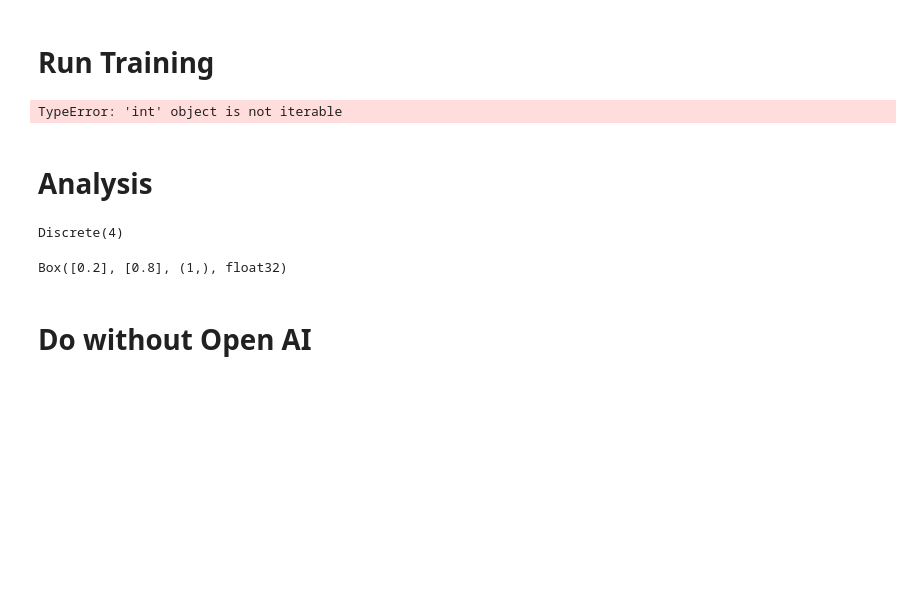
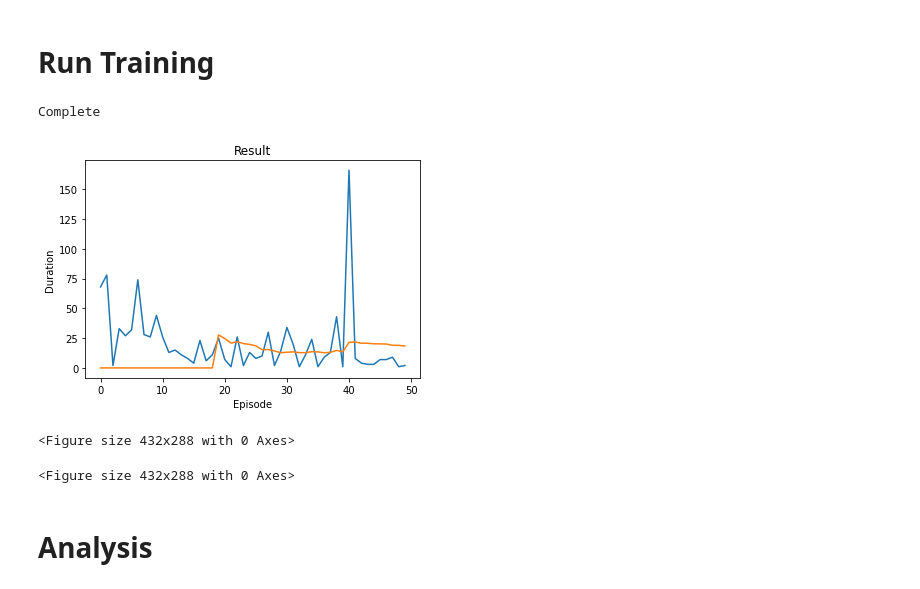
Before and after one commit to roymgabriel/Portfolio-Rebalancing-DQN, a Jupyter notebook: DQN.ipynb, the cells around one changed output. Drawn from its saved outputs; the diff is of its cells as text; code cells hidden in the pictures; blank space fills up the shorter version.

```diff
--- a/DQN.ipynb
+++ b/DQN.ipynb
@@ -237,6 +220,6 @@ from PortfolioRebalancerEnv import PortfolioRebalancerEnv
 # %%
 # Get number of actions from gym action space
-n_actions = env.action_space.n
+n_actions = env.num_actions
 # Get the number of state observations
 state, info = env.reset()
 n_observations = len(state)
@@ -279,19 +262,19 @@ def plot_durations(show_result=False):
     plt.xlabel('Episode')
     plt.ylabel('Duration')
     plt.plot(durations_t.numpy())
-    # Take 100 episode averages and plot them too
-    if len(durations_t) >= 100:
-        means = durations_t.unfold(0, 100, 1).mean(1).view(-1)
-        means = torch.cat((torch.zeros(99), means))
+    # Take 20 episode averages and plot them too
+    if len(durations_t) >= 20:
+        means = durations_t.unfold(0, 20, 1).mean(1).view(-1)
+        means = torch.cat((torch.zeros(19), means))
         plt.plot(means.numpy())
 
     plt.pause(0.001)  # pause a bit so that plots are updated
-    # if is_ipython:
-    #     if not show_result:
-    #         display.display(plt.gcf())
-    #         display.clear_output(wait=True)
-    #     else:
-    #         display.display(plt.gcf())
+    if is_ipython:
+        if not show_result:
+            display.display(plt.gcf())
+            display.clear_output(wait=True)
+        else:
+            display.display(plt.gcf())
 # %%
 def optimize_model():
     if len(memory) < BATCH_SIZE:
@@ -312,10 +295,15 @@ def optimize_model():
     action_batch = torch.cat(batch.action)
     reward_batch = torch.cat(batch.reward)
 
+    def convert_action_to_index(action_value):
+        return np.where(np.array(env.action_space) == np.float32(action_value)[0])[0]
+
+    int_act_batch = torch.tensor(np.array(list(map(convert_action_to_index, action_batch))), device=device, dtype=torch.int64)
+
     # Compute Q(s_t, a) - the model computes Q(s_t), then we select the
     # columns of actions taken. These are the actions which would've been taken
     # for each batch state according to policy_net
-    state_action_values = policy_net(state_batch).gather(1, action_batch)
+    state_action_values = policy_net(state_batch).gather(1, int_act_batch)
 
     # Compute V(s_{t+1}) for all next states.
     # Expected values of actions for non_final_next_states are computed based
@@ -346,48 +334,59 @@ if torch.cuda.is_available():
 else:
     num_episodes = 50
 # %%
+weightA_array = []
+total_cost_array = []
+
 for i_episode in range(num_episodes):
     # Initialize the environment and get it's state
     state, info = env.reset()
     state = torch.tensor(state, dtype=torch.float32, device=device).unsqueeze(0)
     for t in count():
         action = select_action(state)
-        observation, reward, terminated, truncated, _ = env.step(action.item())
+        observation, reward, done = env.step(action.item())
         reward = torch.tensor([reward], device=device)
-        done = terminated or truncated
 
-        if terminated:
+        if done:
             next_state = None
         else:
+            # store variables for plotting
+            weightA_array.append(np.float32(state.squeeze()))
+            total_cost_array.append(-np.float32(reward.squeeze()))
+
+            # get new state
             next_state = torch.tensor(observation, dtype=torch.float32, device=device).unsqueeze(0)
 
         # Store the transition in memory
         memory.push(state, action, next_state, reward)
 
         # Move to the next state
         state = next_state
 
         # Perform one step of the optimization (on the policy network)
         optimize_model()
 
         # Soft update of the target network's weights
         # θ′ ← τ θ + (1 −τ )θ′
         target_net_state_dict = target_net.state_dict()
         policy_net_state_dict = policy_net.state_dict()
         for key in policy_net_state_dict:
             target_net_state_dict[key] = policy_net_state_dict[key]*TAU + target_net_state_dict[key]*(1-TAU)
         target_net.load_state_dict(target_net_state_dict)
 
         if done:
             episode_durations.append(t + 1)
             plot_durations()
+
             break
 
 print('Complete')
 plot_durations(show_result=True)
 plt.ioff()
 plt.show()
 # %% [output]
-TypeError: 'int' object is not iterable
+Complete
+[figure, added]
+<Figure size 432x288 with 0 Axes>
+<Figure size 432x288 with 0 Axes>
 # %% [markdown]
 # Analysis
@@ -396,4 +392,0 @@ from gym import logger, spaces
-# %%
-spaces.Discrete(4)
-# %% [output]
-Discrete(4)
@@ -403,6 +392,0 @@ low = np.array([0.2], dtype=np.float32)
-# %%
-spaces.Box(low, high, dtype=np.float32)
-# %% [output]
-Box([0.2], [0.8], (1,), float32)
-# %% [markdown]
-# Do without Open AI
```
Also changed, not shown: parts of 15 cells of this notebook, 2 other files.
